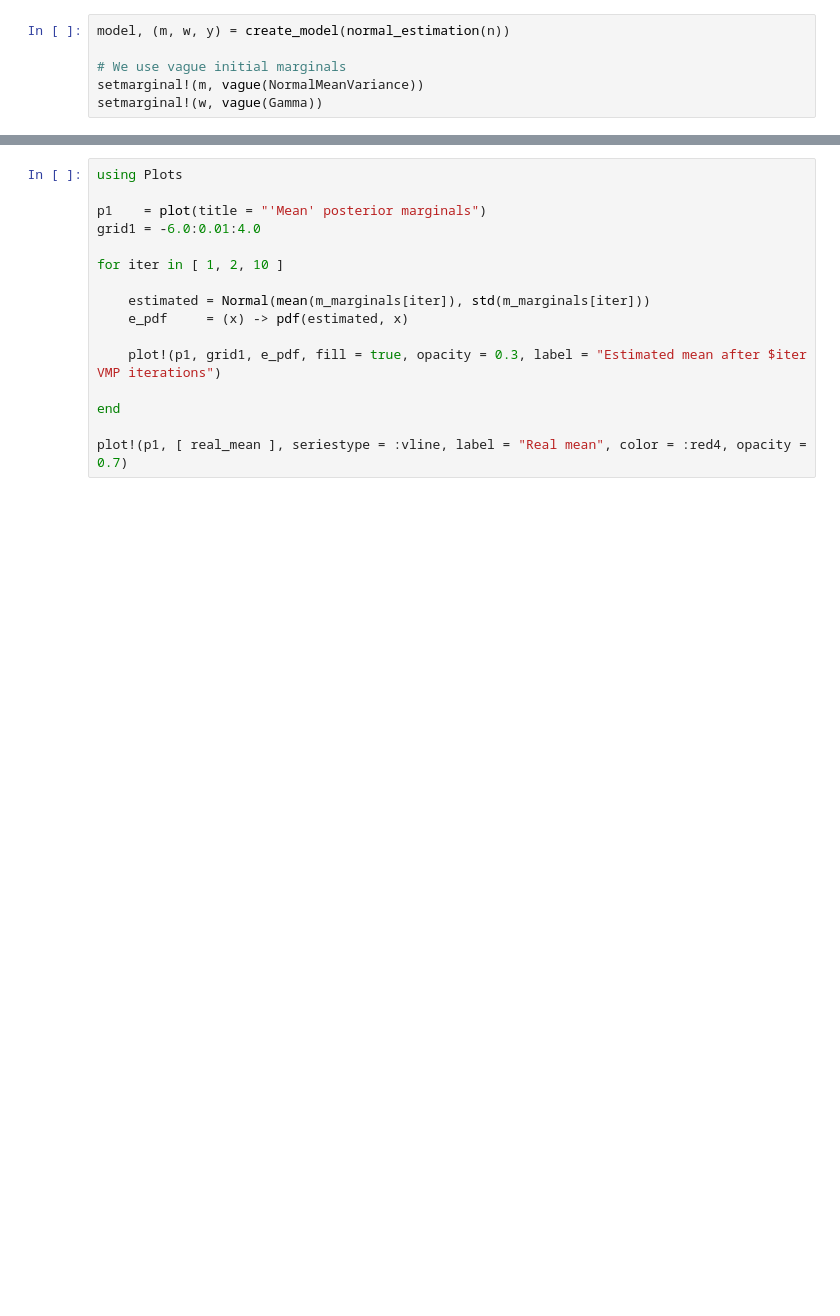
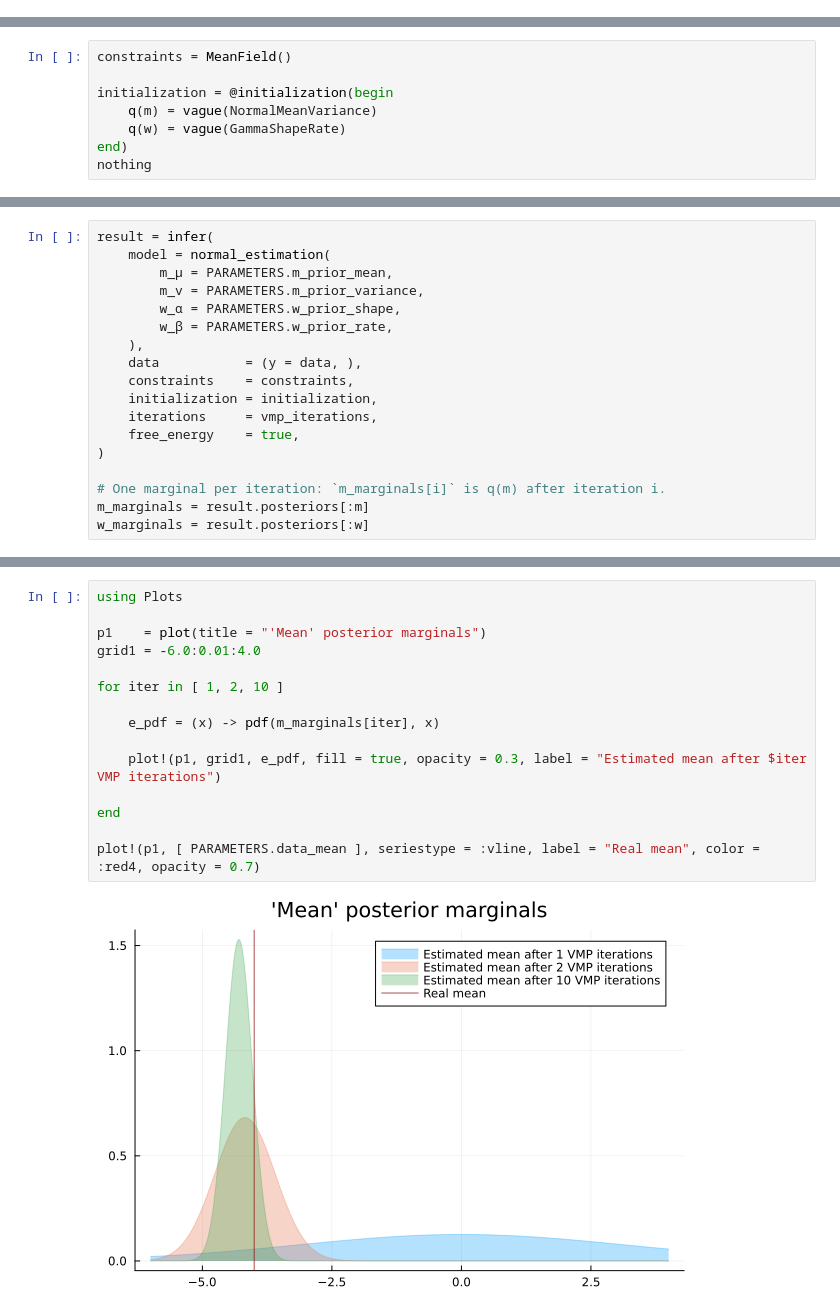
Before and after one commit to ActiveInferenceInstitute/ActiveInferenceImplementations, a Jupyter notebook: RxInfer.jl/01_message_passing.ipynb, the cells around one changed output, grey strips where cells are left out. Cells and saved outputs as stored; diff of their text form; blank space fills up the shorter version.

```diff
--- a/RxInfer.jl/01_message_passing.ipynb
+++ b/RxInfer.jl/01_message_passing.ipynb
@@ -53,6 +26,0 @@ end
-# %%
-model, (m, w, y) = create_model(normal_estimation(n))
-
-# We use vague initial marginals
-setmarginal!(m, vague(NormalMeanVariance))
-setmarginal!(w, vague(Gamma))
@@ -74,0 +78,8 @@ unsubscribe!(subscriptions)
+# %%
+constraints = MeanField()
+
+initialization = @initialization(begin
+    q(m) = vague(NormalMeanVariance)
+    q(w) = vague(GammaShapeRate)
+end)
+nothing
@@ -74,0 +90,18 @@ unsubscribe!(subscriptions)
+# %%
+result = infer(
+    model = normal_estimation(
+        m_μ = PARAMETERS.m_prior_mean,
+        m_v = PARAMETERS.m_prior_variance,
+        w_α = PARAMETERS.w_prior_shape,
+        w_β = PARAMETERS.w_prior_rate,
+    ),
+    data           = (y = data, ),
+    constraints    = constraints,
+    initialization = initialization,
+    iterations     = vmp_iterations,
+    free_energy    = true,
+)
+
+# One marginal per iteration: `m_marginals[i]` is q(m) after iteration i.
+m_marginals = result.posteriors[:m]
+w_marginals = result.posteriors[:w]
@@ -75,19 +142,20 @@ unsubscribe!(subscriptions)
 # %%
 using Plots
 
 p1    = plot(title = "'Mean' posterior marginals")
 grid1 = -6.0:0.01:4.0
 
 for iter in [ 1, 2, 10 ]
 
-    estimated = Normal(mean(m_marginals[iter]), std(m_marginals[iter]))
-    e_pdf     = (x) -> pdf(estimated, x)
+    e_pdf = (x) -> pdf(m_marginals[iter], x)
 
     plot!(p1, grid1, e_pdf, fill = true, opacity = 0.3, label = "Estimated mean after $iter VMP iterations")
 
 end
 
-plot!(p1, [ real_mean ], seriestype = :vline, label = "Real mean", color = :red4, opacity = 0.7)
+plot!(p1, [ PARAMETERS.data_mean ], seriestype = :vline, label = "Real mean", color = :red4, opacity = 0.7)
+# %% [output]
+[figure, added]
 # %%
 p2    = plot(title = "'Precision' posterior marginals")
 grid2 = 0.01:0.001:0.35
```
Also changed, not shown: parts of 18 cells of this notebook, 12 other files.
